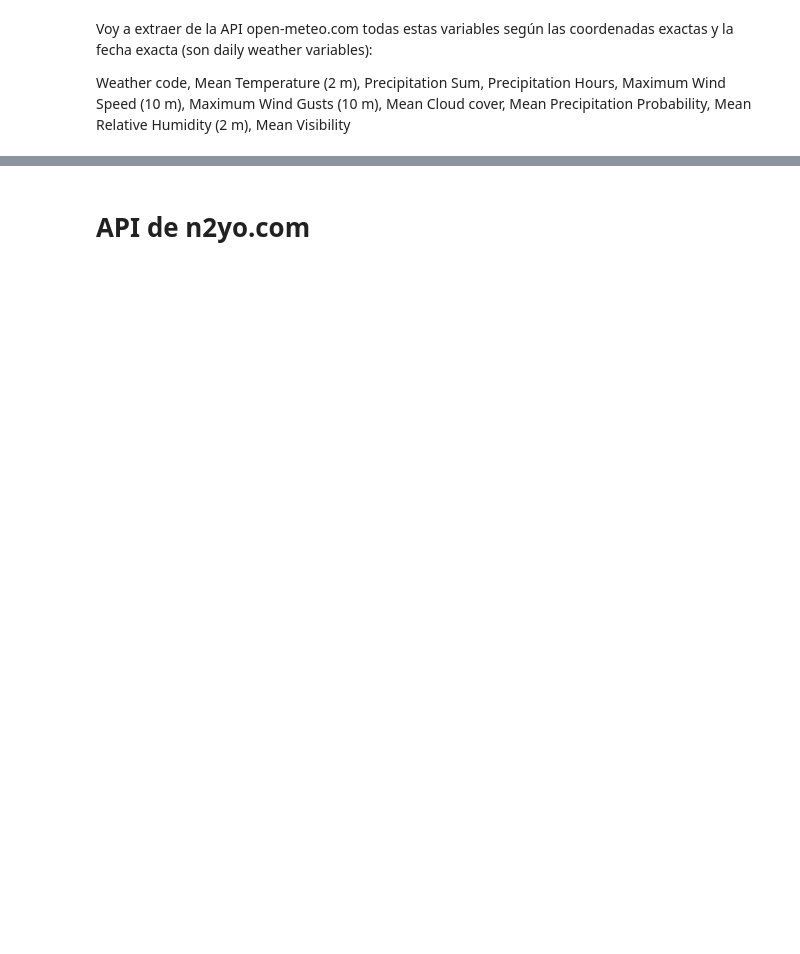
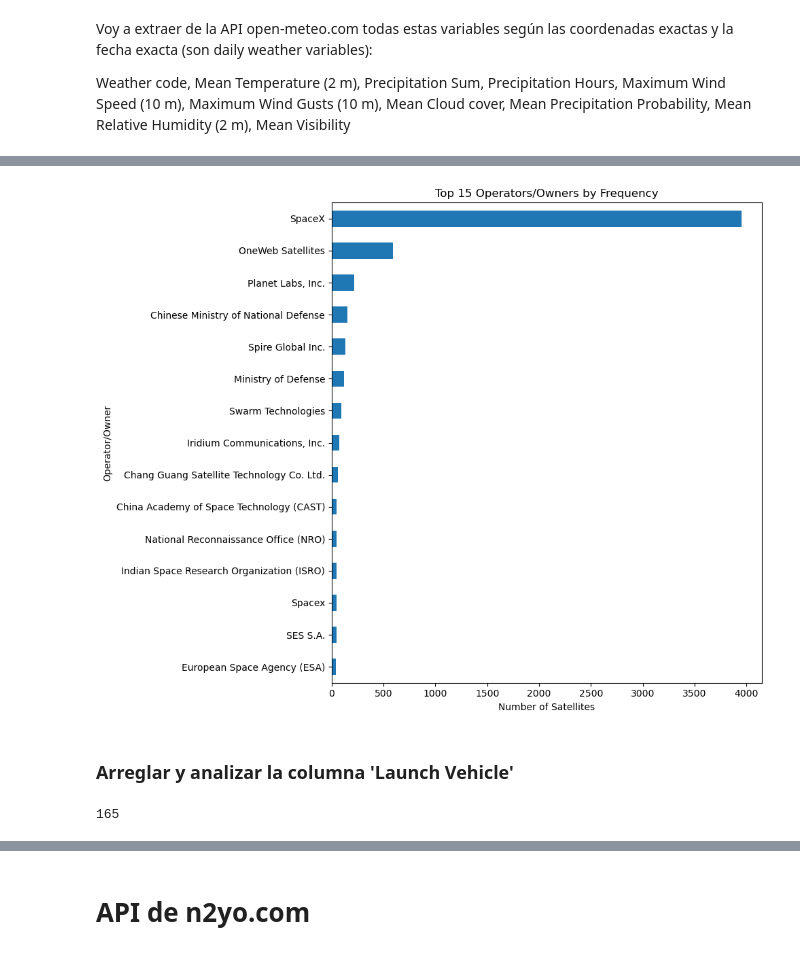
Before and after one commit to xavistem/satellite_data_analysis, a Jupyter notebook: satellite_data_analysis.ipynb, the cells around one changed output, grey strips where cells are left out. Cells and saved outputs as stored; diff of their text form; code cells hidden in the pictures; blank space fills up the shorter version.

```diff
--- a/satellite_data_analysis.ipynb
+++ b/satellite_data_analysis.ipynb
@@ -391,0 +410,2 @@ for i, row in df_ucs_valid_coordinate.iterrows():
+# %%
+df_ucs.drop(columns=['precipitation_probability_mean', 'visibility_mean'], inplace=True)
@@ -391,0 +505,11 @@ for i, row in df_ucs_valid_coordinate.iterrows():
+# %%
+# Agrupar países que siempre que han lanzado un satélite, ya estaban dentro de la 'ESA', exceptuando Greece y Luxembourg que tienen lanzamientos anteriores a su entrada
+esa_group = ['France', 'Germany', 'Italy', 'Spain', 'Belgium', 'Sweden',
+             'Austria', 'Finland', 'Norway', 'Denmark', 'Netherlands',
+             'United Kingdom', 'Switzerland', 'Czech Republic',
+             'Hungary', 'Poland']
+
+df_ucs['Country/Org of UN Registry'] = df_ucs['Country/Org of UN Registry'].replace(esa_group, 'ESA')
+
+# Limpiar espacios en blanco
+df_ucs['Country/Org of UN Registry'] = df_ucs['Country/Org of UN Registry'].str.strip()
@@ -391,0 +522,3 @@ for i, row in df_ucs_valid_coordinate.iterrows():
+# %%
+operator_counts = df_ucs['Operator/Owner'].value_counts()
+operator_counts
@@ -391,0 +539,3 @@ for i, row in df_ucs_valid_coordinate.iterrows():
+# %%
+top_15_operators = operator_counts.head(15)
+top_15_operators
@@ -391,0 +560,17 @@ for i, row in df_ucs_valid_coordinate.iterrows():
+# %%
+# Gráfico de barras para los 15 más frecuentes
+top_15_operators.plot(kind='barh', figsize=(10, 8))
+plt.title('Top 15 Operators/Owners by Frequency')
+plt.xlabel('Number of Satellites')
+plt.ylabel('Operator/Owner')
+plt.gca().invert_yaxis()  # Para que el más frecuente aparezca arriba
+plt.tight_layout()
+plt.show()
+# %% [output]
+[figure, added]
+# %% [markdown]
+### Arreglar y analizar la columna 'Launch Vehicle'
+# %%
+df_ucs['Launch Vehicle'].nunique()
+# %% [output]
+165
```
Also changed, not shown: parts of 107 cells of this notebook, 3 other files.
